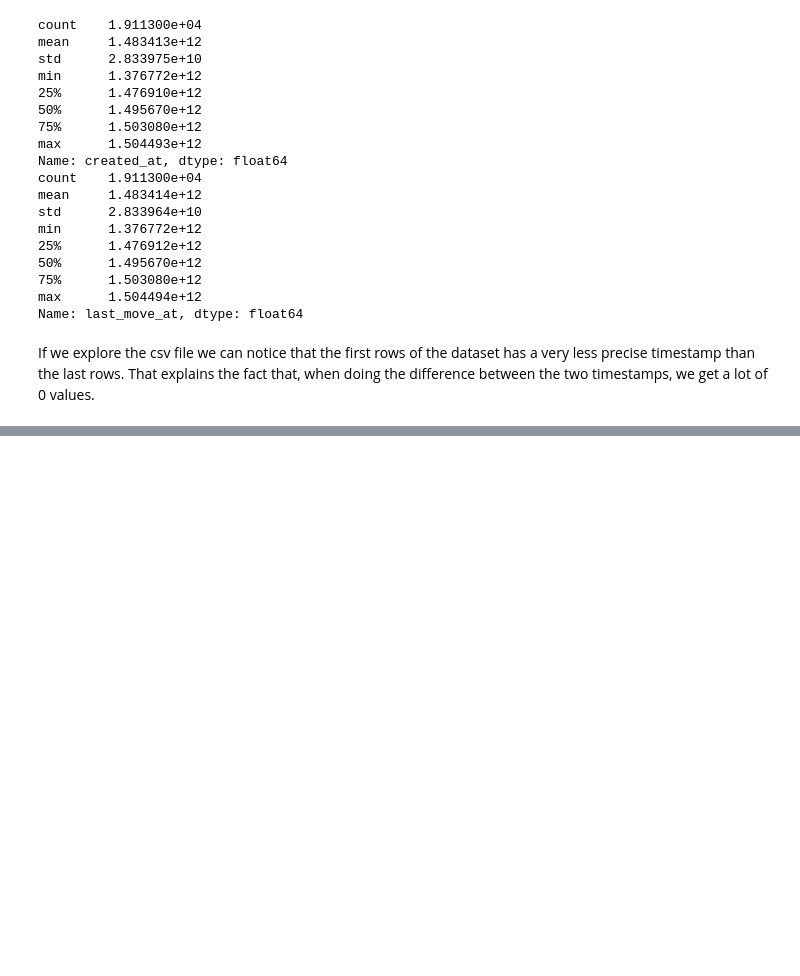
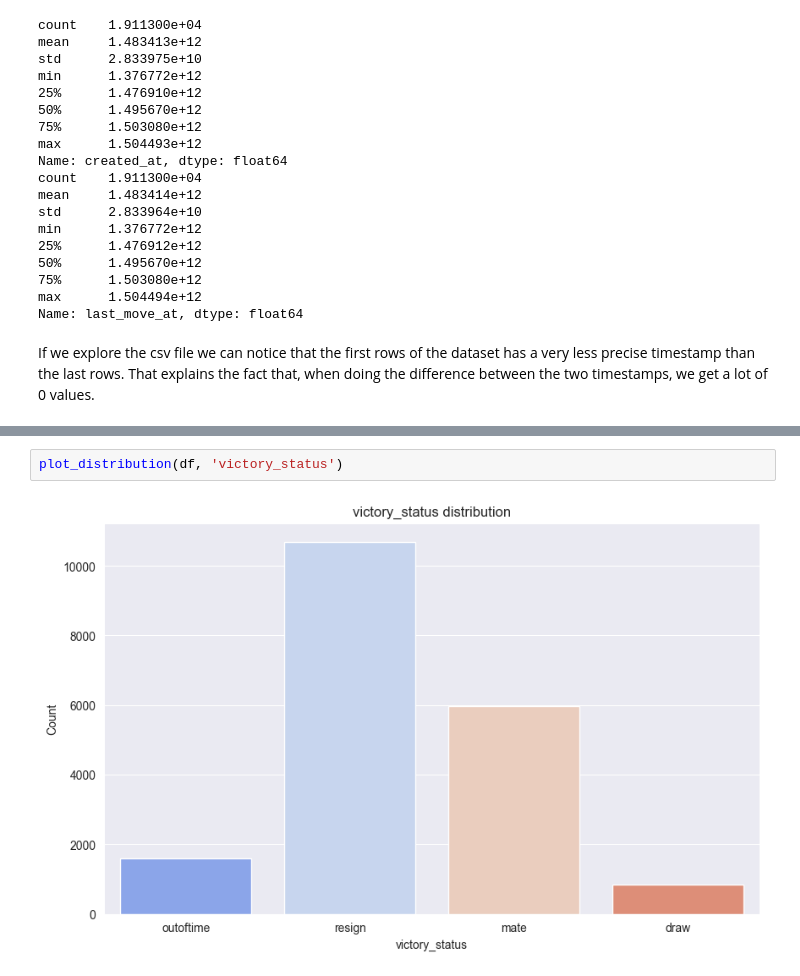
Before and after one commit to robinmoon2/AI_Application_HY, a Jupyter notebook: Data_chess/DataAnalysisTH.ipynb, the cells around one changed output, grey strips where cells are left out. Saved outputs shown, nothing was run; the diff lists cells and outputs as text; blank space fills up the shorter version.

```diff
--- a/Data_chess/DataAnalysisTH.ipynb
+++ b/Data_chess/DataAnalysisTH.ipynb
@@ -324,0 +480,4 @@ dtype: object
+# %%
+plot_distribution(df, 'victory_status')
+# %% [output]
+[figure, added]
```
Also changed, not shown: parts of 29 cells of this notebook, 1 other file.
